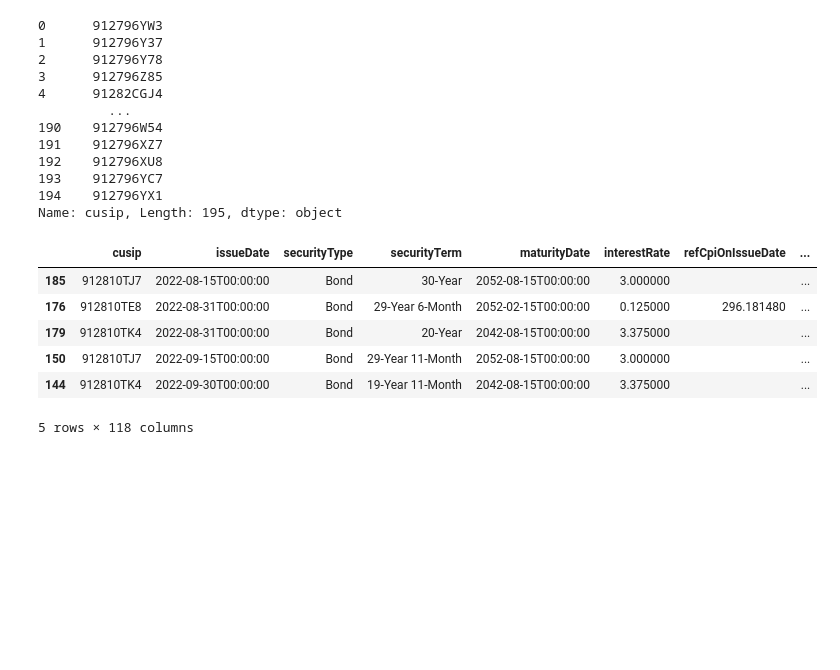
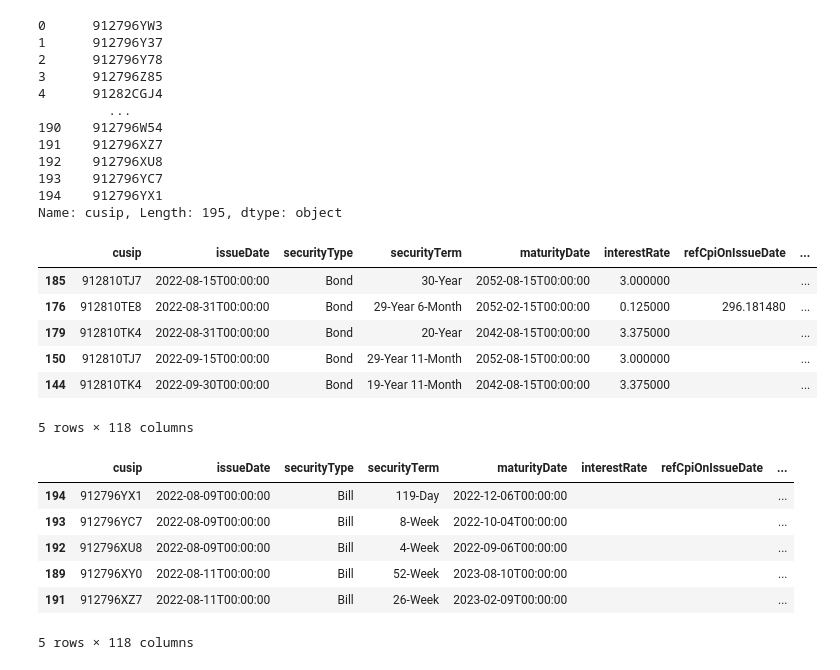
Before and after one commit to ntuifranklin/promiseland, a Jupyter notebook: Untitled.ipynb, the cells around one changed output. Saved outputs shown, nothing was run; the diff lists cells and outputs as text; code cells hidden in the pictures; blank space fills up the shorter version.

```diff
--- a/Untitled.ipynb
+++ b/Untitled.ipynb
@@ -109,3 +109,13 @@ bond_data.head()
 | 150 | 912810TJ7 | 2022-09-15T00:00:00 | Bond | 29-Year 11-Month | 2052-08-15T00:00:00 | 3.000000 |  | ... |
 | 144 | 912810TK4 | 2022-09-30T00:00:00 | Bond | 19-Year 11-Month | 2042-08-15T00:00:00 | 3.375000 |  | ... |
 5 rows × 118 columns
+# %%
+bill_data.head()
+# %% [output]
+|  | cusip | issueDate | securityType | securityTerm | maturityDate | interestRate | refCpiOnIssueDate | ... |
+| 194 | 912796YX1 | 2022-08-09T00:00:00 | Bill | 119-Day | 2022-12-06T00:00:00 |  |  | ... |
+| 193 | 912796YC7 | 2022-08-09T00:00:00 | Bill | 8-Week | 2022-10-04T00:00:00 |  |  | ... |
+| 192 | 912796XU8 | 2022-08-09T00:00:00 | Bill | 4-Week | 2022-09-06T00:00:00 |  |  | ... |
+| 189 | 912796XY0 | 2022-08-11T00:00:00 | Bill | 52-Week | 2023-08-10T00:00:00 |  |  | ... |
+| 191 | 912796XZ7 | 2022-08-11T00:00:00 | Bill | 26-Week | 2023-02-09T00:00:00 |  |  | ... |
+5 rows × 118 columns
```
Also changed, not shown: 2 other files.
